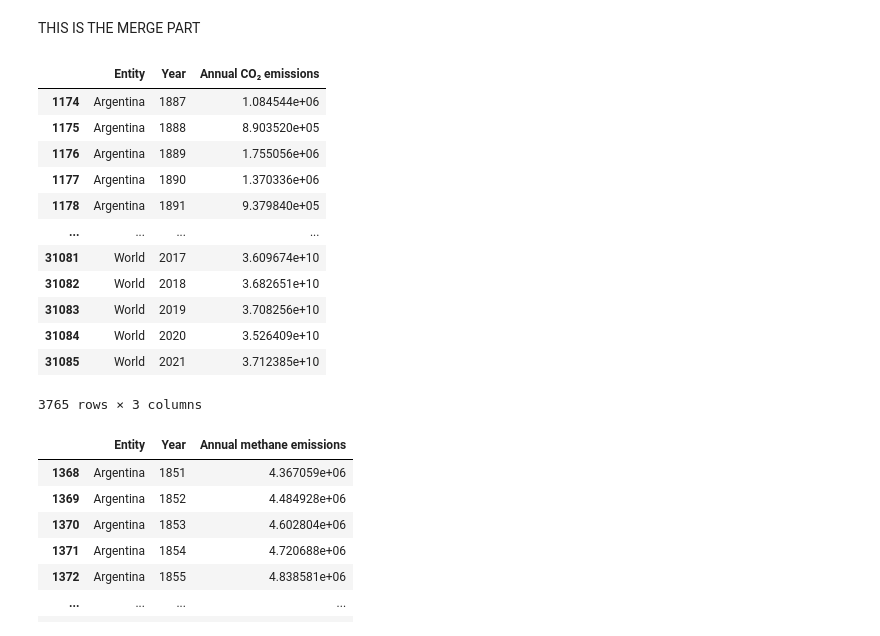
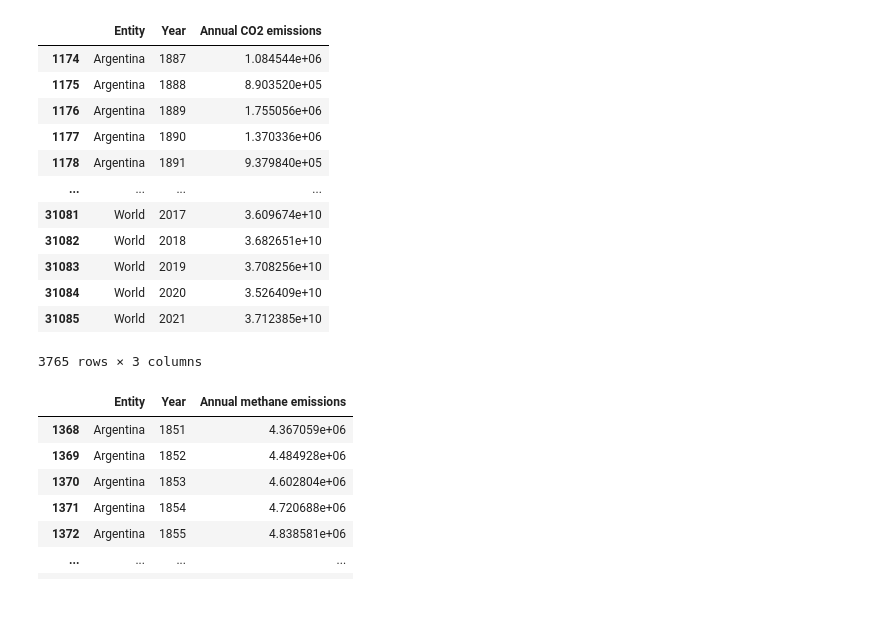
Before and after one commit to 2034254/FinalProjectDBTWA, a Jupyter notebook: Database/FinalProject.ipynb, the cells around one changed output. Cells and saved outputs as stored; diff of their text form; code cells hidden in the pictures; blank space fills up the shorter version.

```diff
--- a/Database/FinalProject.ipynb
+++ b/Database/FinalProject.ipynb
@@ -120,25 +16,23 @@ df_nitrous = pd.read_csv('./CSV/nitrous-oxide-emissions.csv')
-# %% [markdown]
-THIS IS THE MERGE PART
 # %%
 
 #pd.set_option('display.max_rows', None)
 #pd.set_option('display.max_columns', None)
 
 
 pd.reset_option('display.max_rows')
 pd.reset_option('display.max_columns')
 
 countries_array =['Europe','Argentina', 'Australia', 'Brazil', 'United States', 'World', 'United Kingdom','Canada', 'China', 'France', 'Germany', 'India', 'Indonesia', 'Italy', 'Japan', 'Mexico', 'Russia', 'Saudi Arabia', 'South Africa', 'South Korea','Turkey']
 
+df_co2.rename(columns = {'Annual CO₂ emissions':'Annual CO2 emissions'}, inplace = True)
 
-
-df_co2_noname = df_co2[['Entity','Year','Annual CO₂ emissions']]
+df_co2_noname = df_co2[['Entity','Year','Annual CO2 emissions']]
 
 df_co2_final = df_co2_noname[(df_co2_noname['Entity'].isin(countries_array))]
 
 df_co2_final
 # %% [output]
-|  | Entity | Year | Annual CO₂ emissions |
+|  | Entity | Year | Annual CO2 emissions |
 | 1174 | Argentina | 1887 | 1.084544e+06 |
 | 1175 | Argentina | 1888 | 8.903520e+05 |
 | 1176 | Argentina | 1889 | 1.755056e+06 |
```
Also changed, not shown: parts of 23 cells of this notebook, 2 other files.
